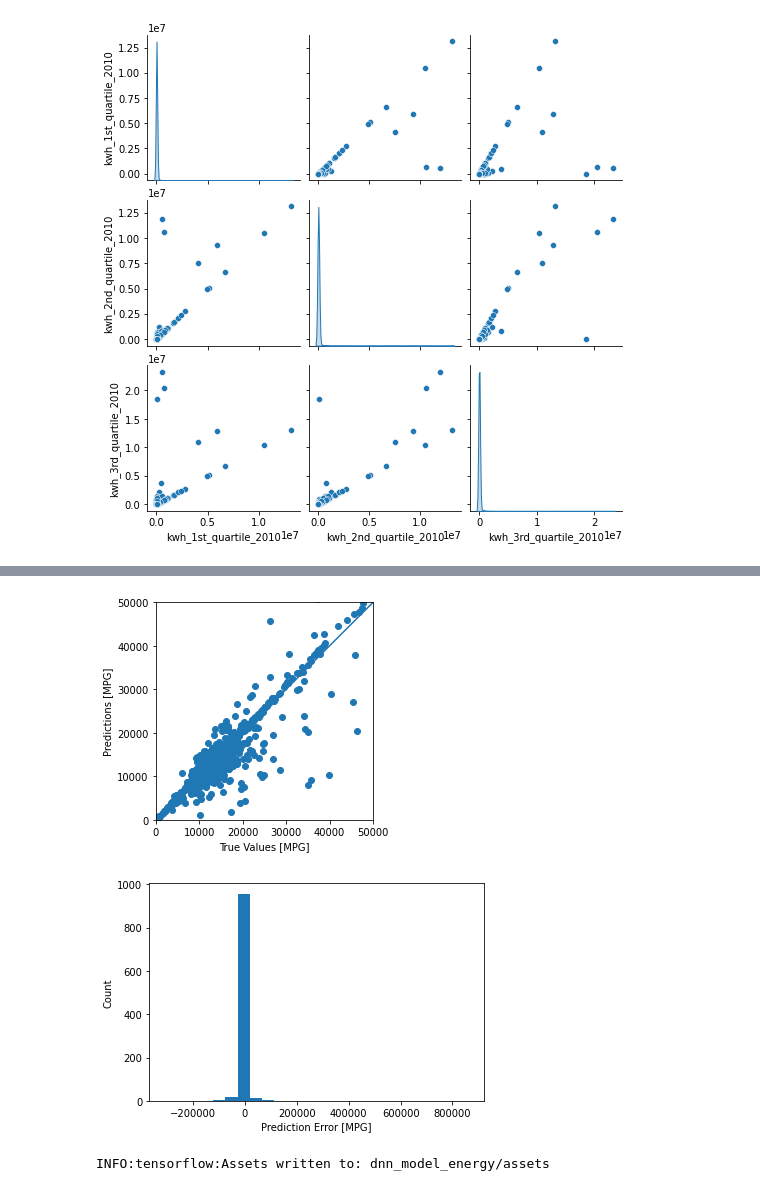
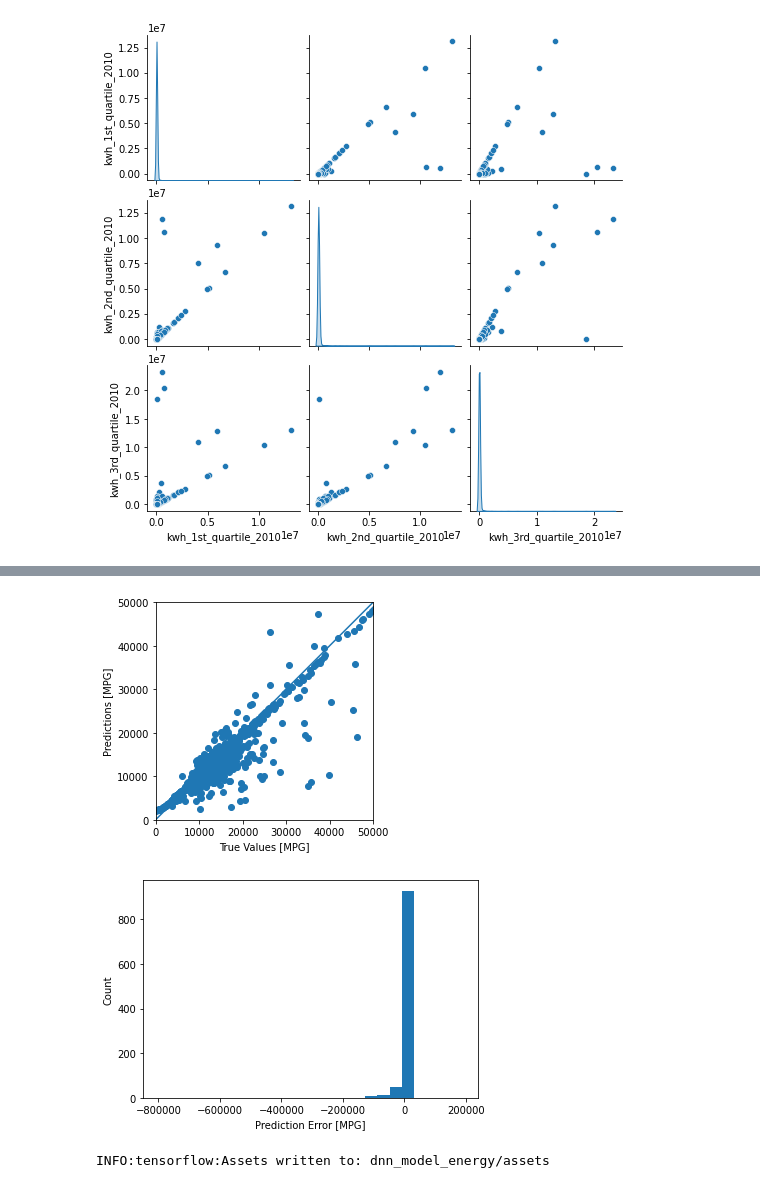
Before and after one commit to AmauDev/dnn_linear_reg_energy, a Jupyter notebook: linear_reg_dnn_energy.ipynb, the cells around one changed output, grey strips where cells are left out. Saved outputs shown, nothing was run; the diff lists cells and outputs as text; code cells hidden in the pictures.

```diff
--- a/linear_reg_dnn_energy.ipynb
+++ b/linear_reg_dnn_energy.ipynb
@@ -88,0 +98,20 @@ plot_loss(history)
+# %%
+model = keras.Sequential([
+                        normalizer,
+                        layers.Dense(512, activation='relu',
+                                     kernel_regularizer=regularizers.l2(0.001)),
+                        layers.Dropout(0.5),
+                        layers.Dense(512, activation='relu',
+                                     kernel_regularizer=regularizers.l2(0.001)),
+                        layers.Dropout(0.5),
+                        layers.Dense(512, activation='relu',
+                                     kernel_regularizer=regularizers.l2(0.001)),
+                        layers.Dropout(0.5),
+                        layers.Dense(512, activation='relu',
+                                     kernel_regularizer=regularizers.l2(0.001)),
+                        layers.Dropout(0.5),
+                        layers.Dense(1)
+])
+
+history = compile_and_fit(model, 'M1', get_optimizer(), 400)
+plot_loss(history)
@@ -89,23 +137,23 @@ plot_loss(history)
 # %%
-test_predictions = dnn_model.predict(test_features).flatten()
+test_predictions = model.predict(test_features).flatten()
 
 a = plt.axes(aspect='equal')
 plt.scatter(test_labels, test_predictions)
 plt.xlabel('True Values [MPG]')
 plt.ylabel('Predictions [MPG]')
 lims = [0, 50000]
 plt.xlim(lims)
 plt.ylim(lims)
 _ = plt.plot(lims, lims)
 # %% [output]
-[figure, old version]
+[figure, new version]
 # %%
 error = test_predictions - test_labels
 plt.hist(error, bins=25)
 plt.xlabel('Prediction Error [MPG]')
 _ = plt.ylabel('Count')
 # %% [output]
-[figure, old version]
+[figure, new version]
 # %%
 dnn_model.save('dnn_model_energy')
 # %% [output]
```
Also changed, not shown: parts of 5 cells of this notebook.
